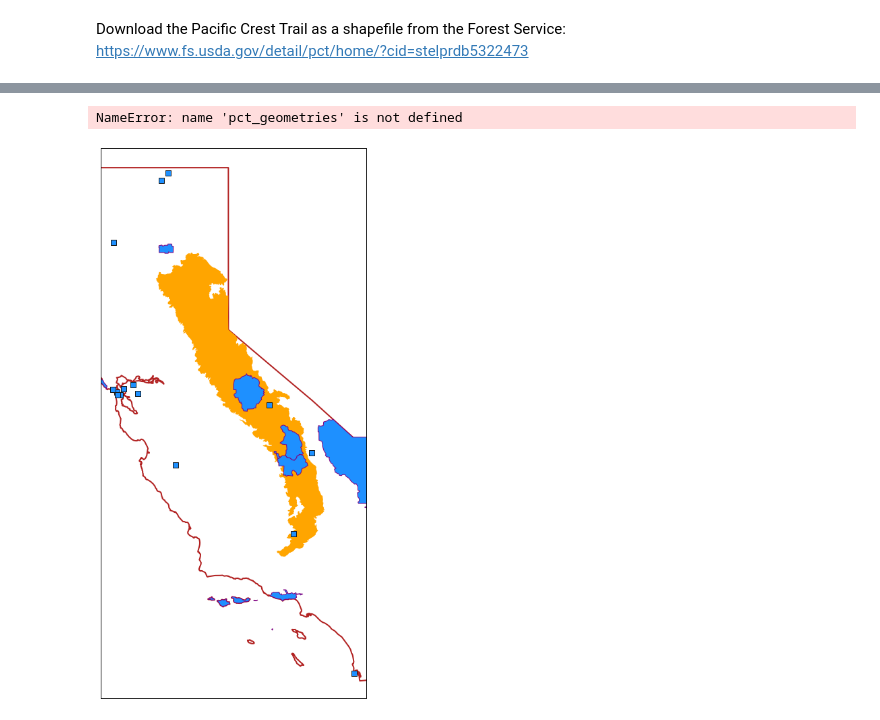
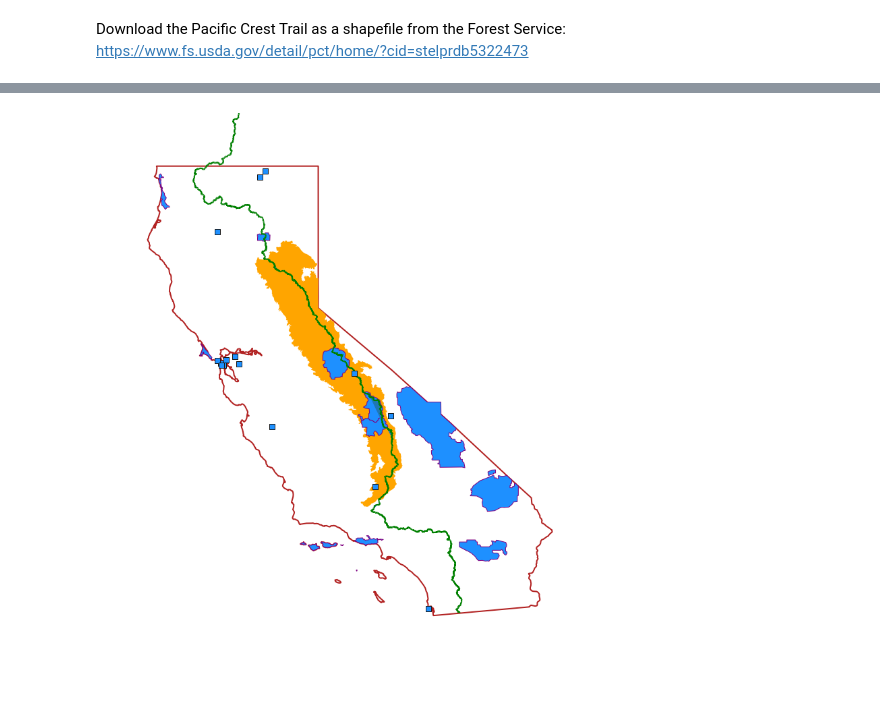
Before and after one commit to bairdlangenbrunner/ESS-Python-Tutorial, a Jupyter notebook: materials/week6/2-geopandas-and-shapefiles.ipynb, the cells around one changed output, grey strips where cells are left out. Drawn from its saved outputs; the diff is of its cells as text; code cells hidden in the pictures.

```diff
--- a/materials/week6/2-geopandas-and-shapefiles.ipynb
+++ b/materials/week6/2-geopandas-and-shapefiles.ipynb
@@ -272,2 +274,3 @@ ca_state_data.geometry.area
 # %%
-ca_eco_sierras_epsg4326 = ca_eco_gdf.to_crs({'init': 'epsg:4326'}).loc[4]
+ca_eco_gdf_epsg4326 = ca_eco_gdf.to_crs({'init': 'epsg:4326'})
+ca_eco_sierras_epsg4326 = ca_eco_gdf_epsg4326.loc[4]
@@ -380,26 +410,25 @@ pct_gdf.head()
 # %%
 map_crs = cartopy.crs.Robinson(central_longitude=240)
 ca_eco_crs = cartopy.crs.epsg(5070)
 ca_pct_crs = cartopy.crs.epsg(3310)
 ca_state_crs = cartopy.crs.PlateCarree()
 
 fig = plt.figure(figsize=(15,15))
 
 ax = fig.add_subplot(111, projection=map_crs)
 
 ax.add_geometries([ca_state_data.geometry], crs=ca_state_crs, facecolor='None', edgecolor='firebrick', linewidth=2)
 ax.add_geometries([ca_eco_sierras.geometry], crs=ca_eco_crs, facecolor='orange')
 
 ax.add_geometries(large_parks_ca_gdf.geometry.values, crs=ca_state_crs, facecolor='dodgerblue', edgecolor='purple')
+
 ax.scatter(small_parks_ca_gdf.geometry.x.values,
            small_parks_ca_gdf.geometry.y.values,
            transform=ca_state_crs, s=75, marker='s', c='dodgerblue', edgecolor='0.1', zorder=10)
 
-ax.add_geometries(pct_geometries, crs=ca_pct_crs, edgecolor='green', lw=2)
+ax.add_geometries(pct_gdf.geometry.values, crs=ca_pct_crs, edgecolor='green', lw=2)
 
 ax.set_extent([lon_lo-1,lon_hi+1,lat_lo-1,lat_hi+1])
 ax.outline_patch.set_visible(False)
-#ax.coastlines(resolution='10m', lw=2)
 # %% [output]
-NameError: name 'pct_geometries' is not defined
-[figure, old version]
+[figure, new version]
```
Also changed, not shown: parts of 21 cells of this notebook.
